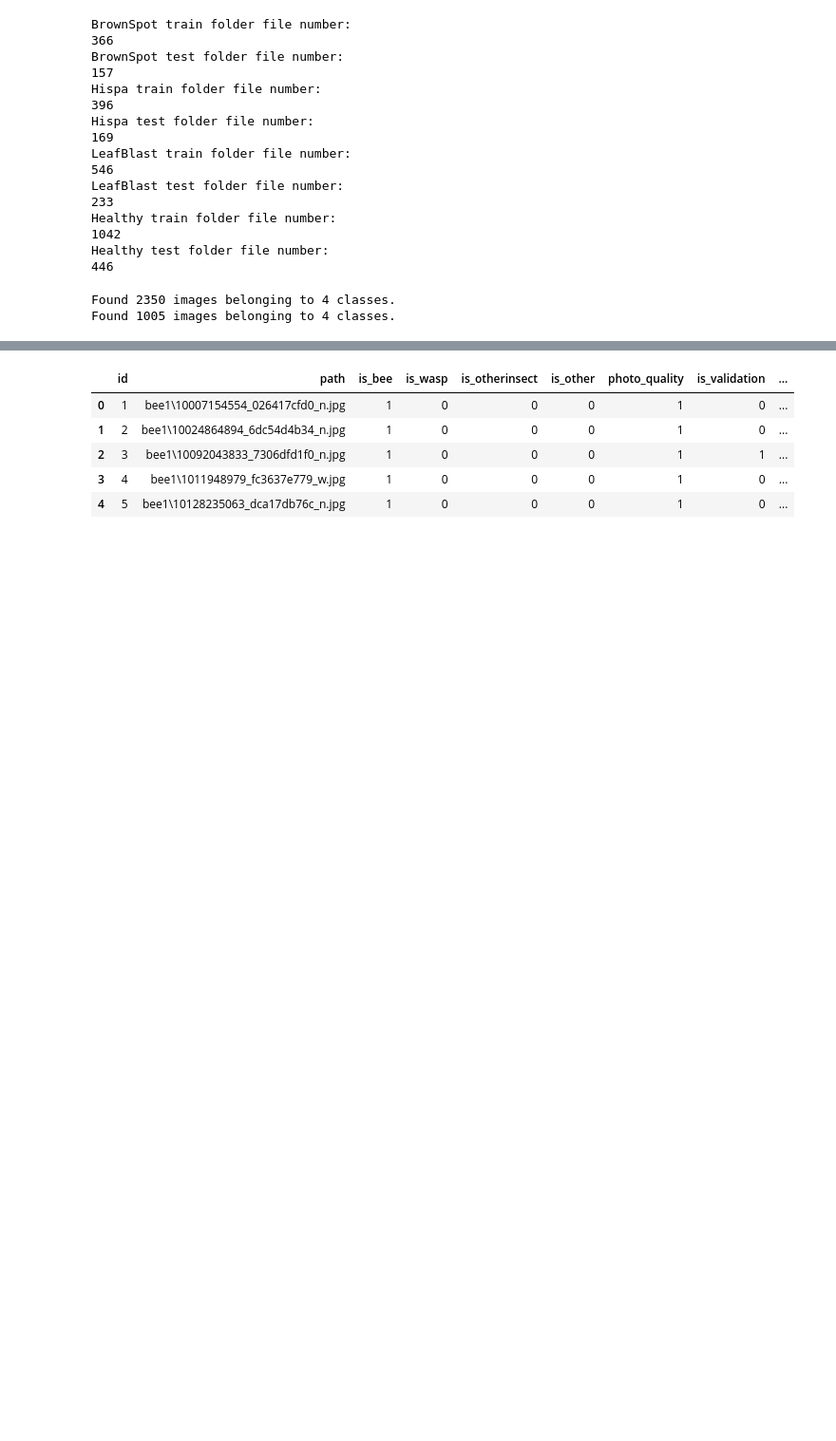
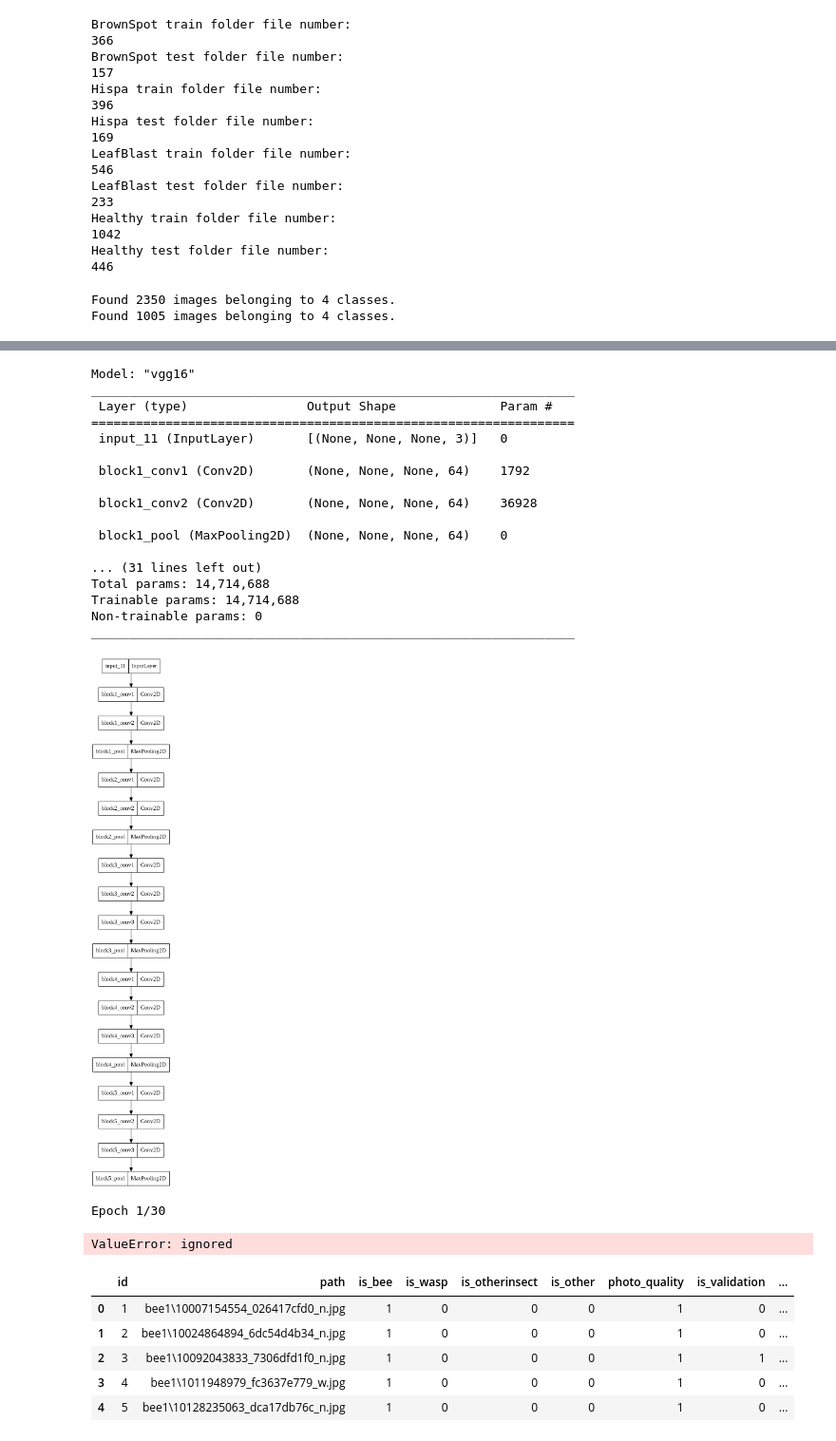
Before and after one commit to nopynospy/cnn_paddy_leaf, a Jupyter notebook: coffee_leaf.ipynb, the cells around one changed output, grey strips where cells are left out. Shown at 95% size. Cells and saved outputs as stored; diff of their text form; code cells hidden in the pictures; blank space fills up the shorter version.

```diff
--- a/coffee_leaf.ipynb
+++ b/coffee_leaf.ipynb
@@ -131,0 +281,33 @@ labels batch shape: (20,)
+# %%
+base_vgg = VGG16(weights='imagenet', include_top = False)
+base_vgg.summary()
+plot_model(base_vgg)
+# %% [output]
+Model: "vgg16"
+_________________________________________________________________
+ Layer (type)                Output Shape              Param #
+=================================================================
+ input_11 (InputLayer)       [(None, None, None, 3)]   0
+
+ block1_conv1 (Conv2D)       (None, None, None, 64)    1792
+
+ block1_conv2 (Conv2D)       (None, None, None, 64)    36928
+
+ block1_pool (MaxPooling2D)  (None, None, None, 64)    0
+
+... (31 lines left out)
+Total params: 14,714,688
+Trainable params: 14,714,688
+Non-trainable params: 0
+_________________________________________________________________
+[figure, added]
+# %%
+vgg_history = vgg_model1.fit(
+      train_generator,
+      steps_per_epoch=100,
+      epochs=30,
+      validation_data=test_generator,
+      validation_steps=50)
+# %% [output]
+Epoch 1/30
+ValueError: ignored
```
Also changed, not shown: parts of 14 cells of this notebook.
